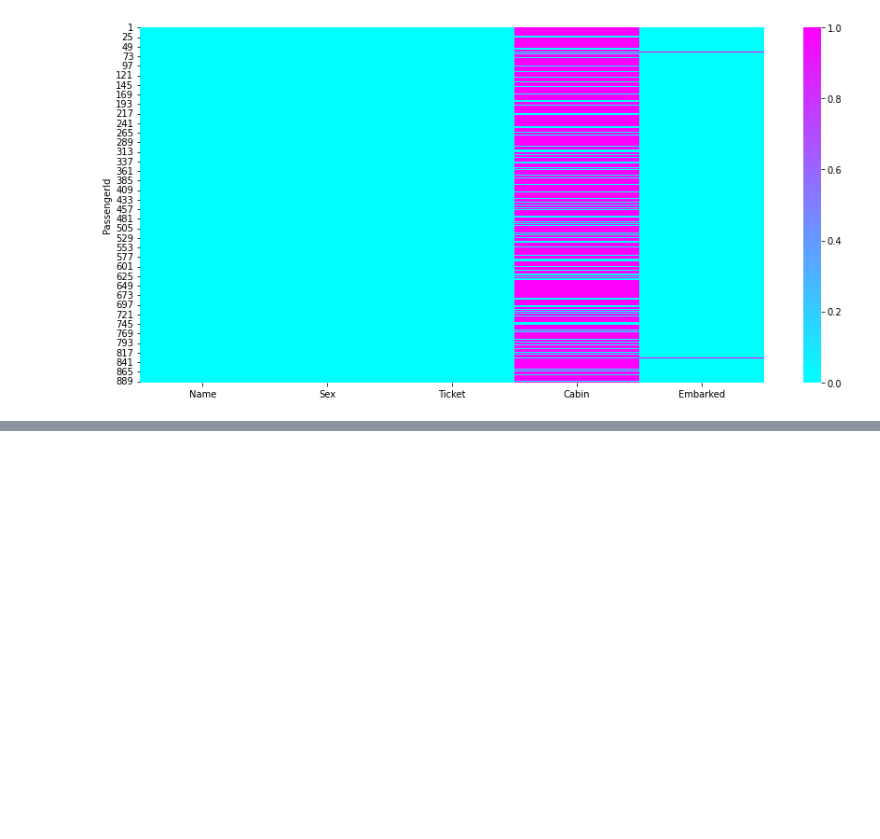
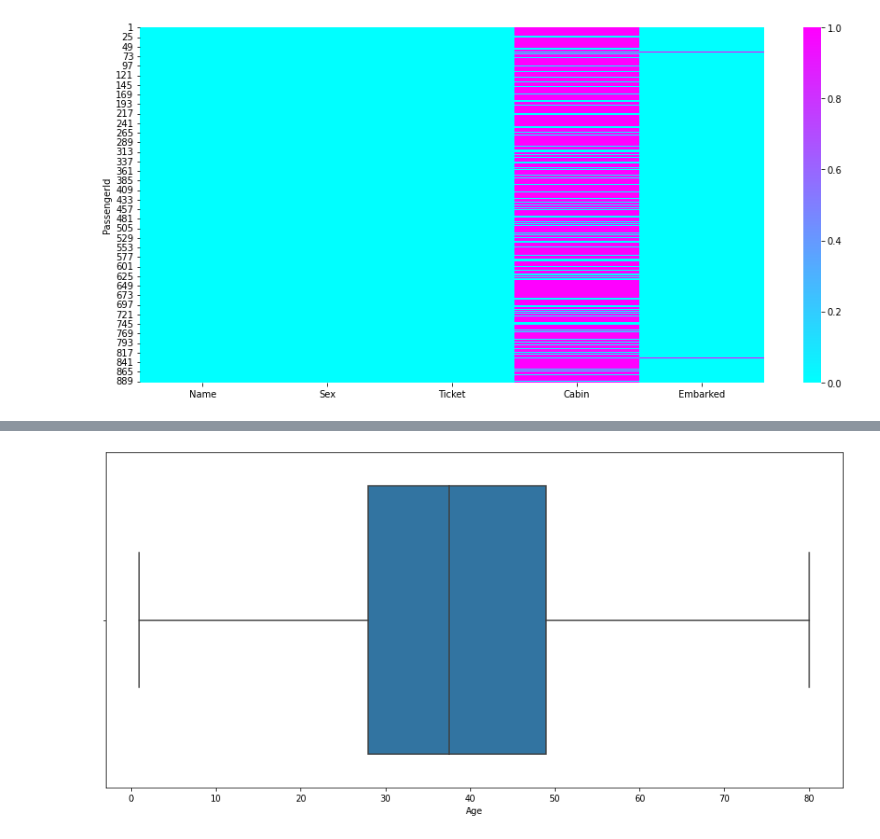
Before and after one commit to D-Aditya-Amarnath/Titanic, a Jupyter notebook: titanic.ipynb, the cells around one changed output, grey strips where cells are left out. Saved outputs shown, nothing was run; the diff lists cells and outputs as text; code cells hidden in the pictures; blank space fills up the shorter version.

```diff
--- a/titanic.ipynb
+++ b/titanic.ipynb
@@ -359,0 +427,5 @@ plt.show()
+# %%
+sns.boxplot(data=t1,x="Age")
+plt.show()
+# %% [output]
+[figure, added]
```
Also changed, not shown: parts of 40 cells of this notebook.
